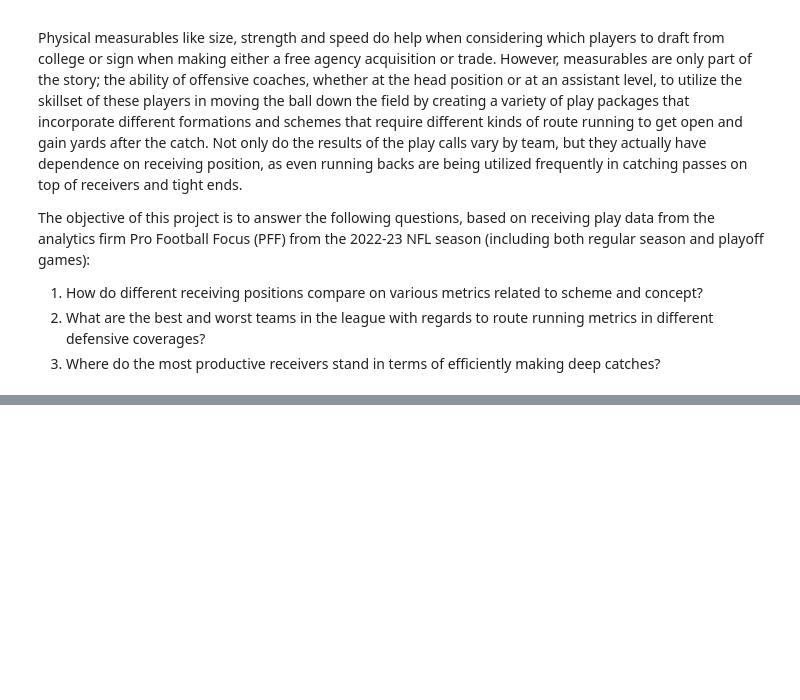
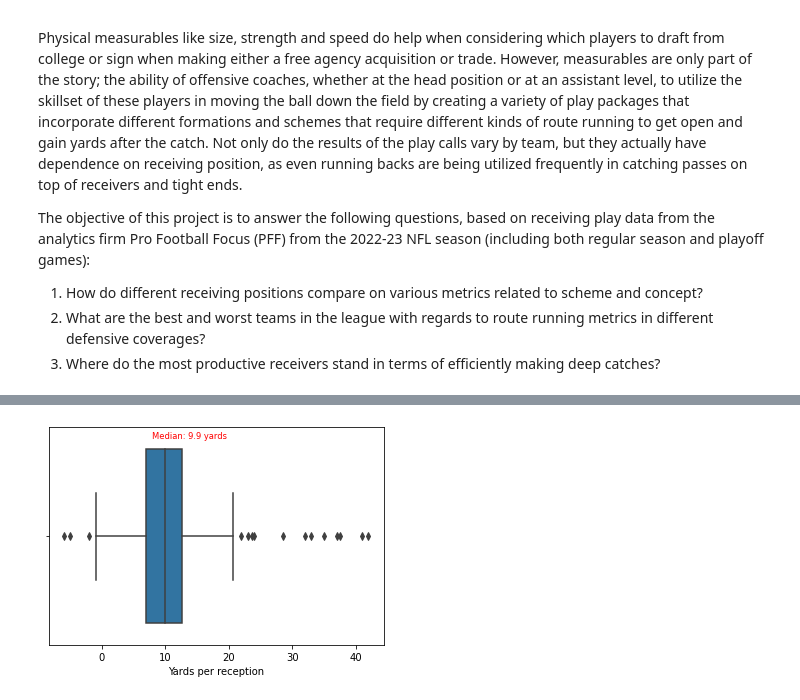
Before and after one commit to kchander92/NYCDSA-Data-Analysis-Project, a Jupyter notebook: Data Analysis Project Krishnan Chander.ipynb, the cells around one changed output, grey strips where cells are left out. Cells and saved outputs as stored; diff of their text form; code cells hidden in the pictures; blank space fills up the shorter version.

Commit message:
Create box plots showing YPA and YAC by position to establish key stats

```diff
--- a/Data Analysis Project Krishnan Chander.ipynb
+++ b/Data Analysis Project Krishnan Chander.ipynb
@@ -12,0 +18,5 @@ The objective of this project is to answer the following questions, based on rec
+# %%
+receiving_summary = pd.read_csv('receiving_summary.csv')
+receiving_depth = pd.read_csv('receiving_depth.csv')
+receiving_concept = pd.read_csv('receiving_concept.csv')
+receiving_scheme = pd.read_csv('receiving_scheme.csv')
@@ -12,0 +32,8 @@ The objective of this project is to answer the following questions, based on rec
+# %%
+g = sb.boxplot(data=receiving_summary, x='yards_per_reception')
+g.set_xlabel('Yards per reception')
+g.text(receiving_summary['yards_per_reception'].median() - 2, -0.45,
+       'Median: {} yards'.format(receiving_summary['yards_per_reception'].median()),
+       size='small',color='r');
+# %% [output]
+[figure, added]
```
Also changed, not shown: parts of 13 cells of this notebook.
